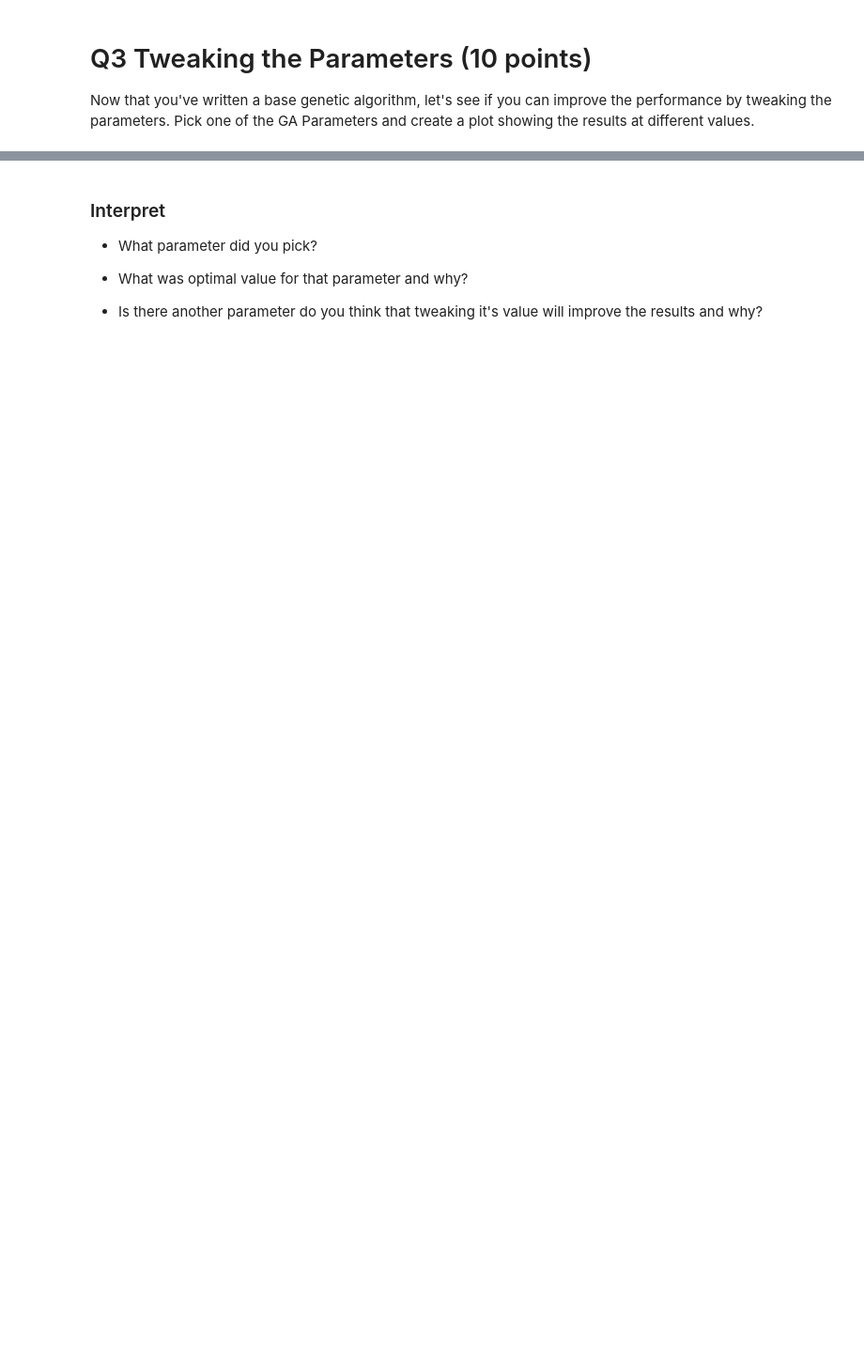
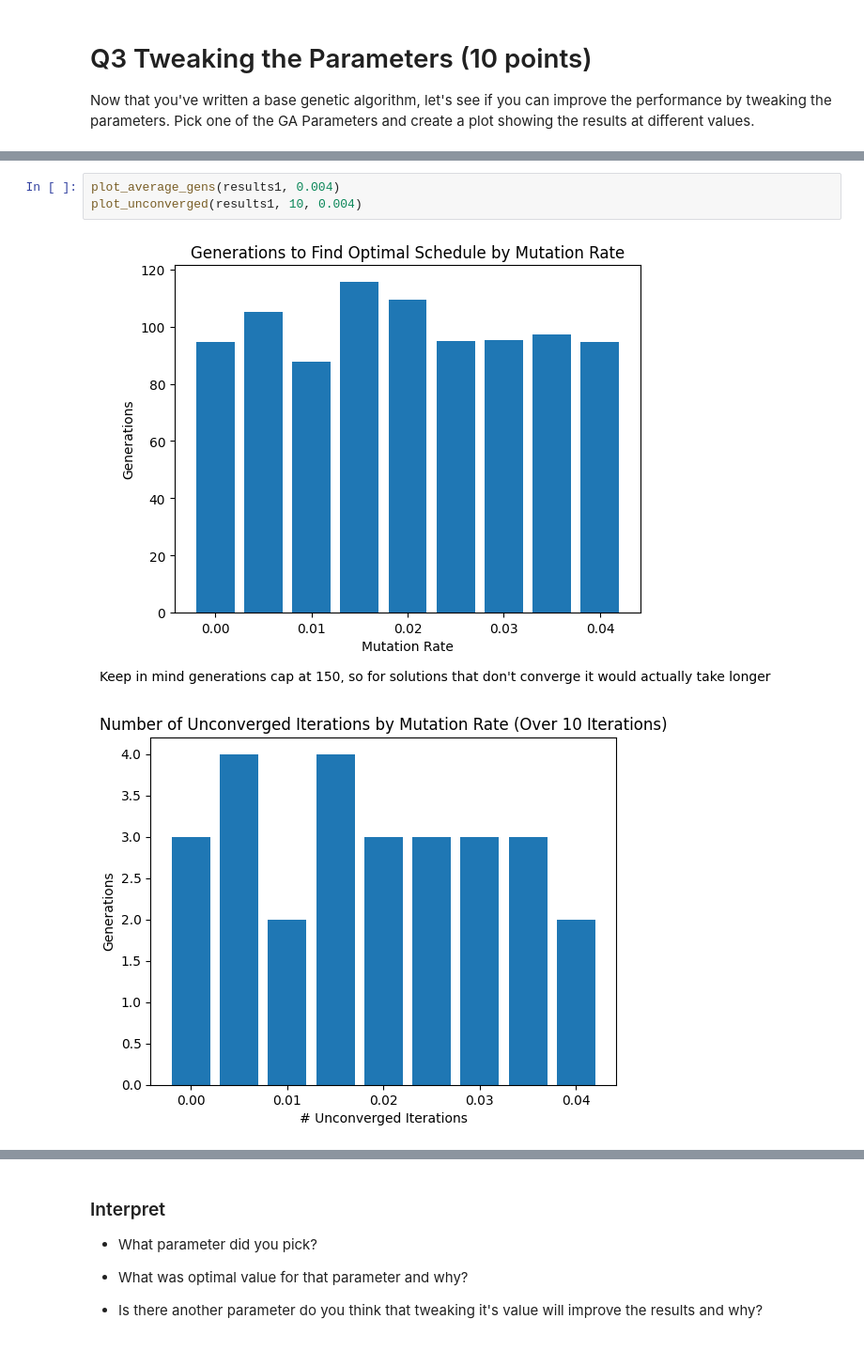
Before and after one commit to IanLum/advanced-algorithms-2025-01, a Jupyter notebook: lab-assignments/07-genetic/07-genetic-lab.ipynb, the cells around one changed output, grey strips where cells are left out. Shown: that part at 94% size. Cells and saved outputs as stored; diff of their text form; blank space fills up the shorter version.

```diff
--- a/lab-assignments/07-genetic/07-genetic-lab.ipynb
+++ b/lab-assignments/07-genetic/07-genetic-lab.ipynb
@@ -463,0 +579,6 @@ plot_fitness(history, avg_history)
+# %%
+plot_average_gens(results1, 0.004)
+plot_unconverged(results1, 10, 0.004)
+# %% [output]
+[figure, added]
+[figure, added]
```
Also changed, not shown: parts of 33 cells of this notebook.
